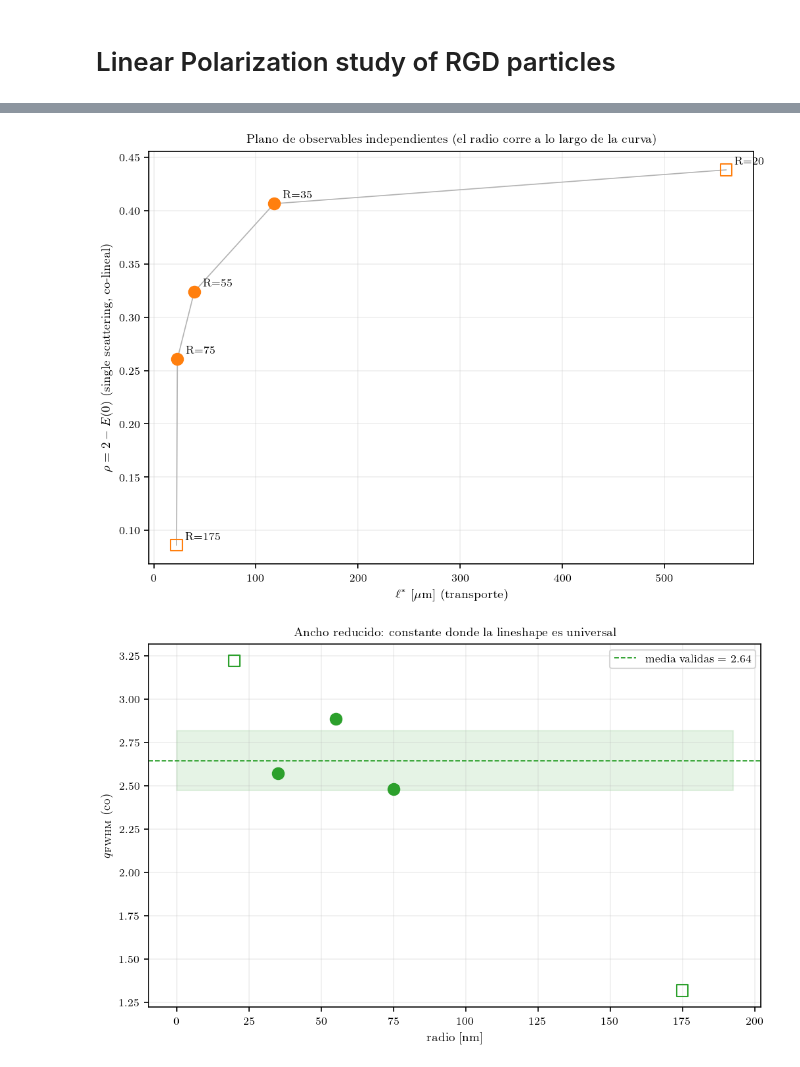
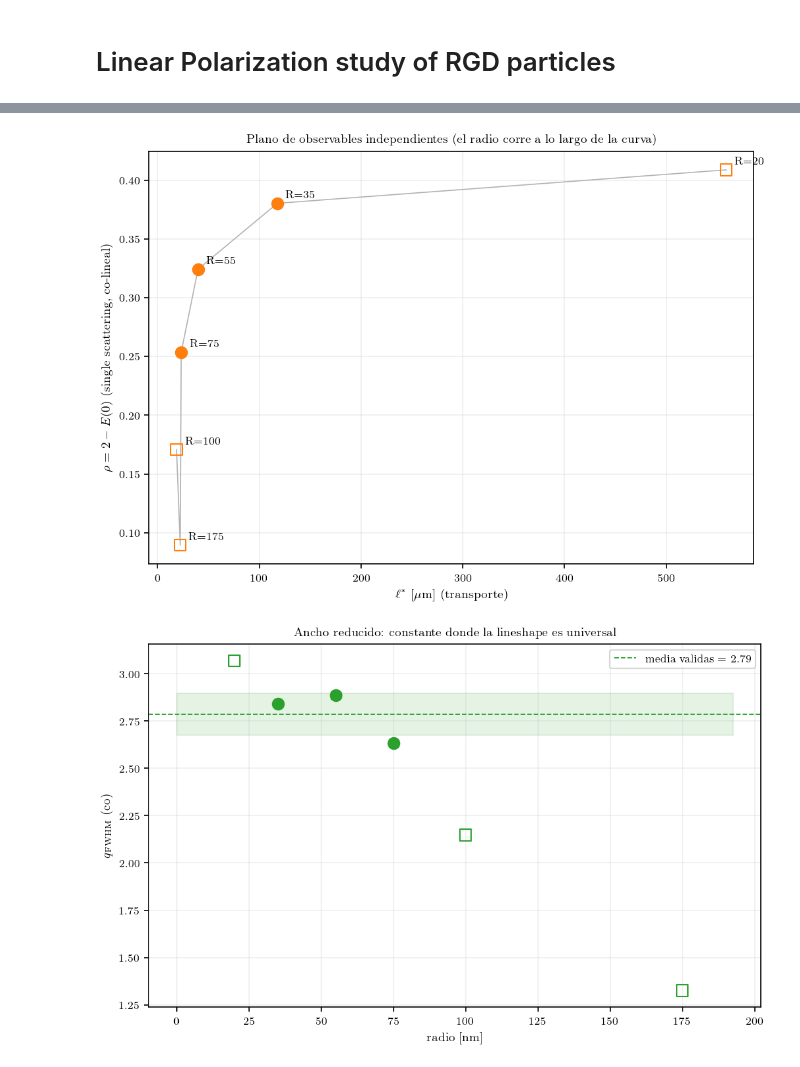
Before and after one commit to niaggar/luminis-mc, a Jupyter notebook: plots/study_rgd_particles_beam2500.ipynb, the cells around one changed output, grey strips where cells are left out. Cells and saved outputs as stored; diff of their text form; code cells hidden in the pictures.

```diff
--- a/plots/study_rgd_particles_beam2500.ipynb
+++ b/plots/study_rgd_particles_beam2500.ipynb
@@ -15,8 +15,8 @@ apply(context="paper", col="single")
 # %%
 save_path = "/Users/niaggar/Results"
 
-radius_values = [0.020, 0.035, 0.055, 0.075, 0.175]
-N_REPLICAS = 1
+radius_values = [0.020, 0.035, 0.055, 0.075, 0.100, 0.175]
+N_REPLICAS = 5
 
 data = []
 for rep in range(N_REPLICAS):
@@ -73,8 +73,8 @@ fig, (axes1, axes2) = plt.subplots(1, 2, figsize=(10, 5))
 
 i = 0
 for ch, title in data:
-    # if i == 1:
-    #     continue
+    if i == 1:
+        continue
     prof = cbs_profiles(
         sweep_data_lineal[ch].processed_cbs("farfield_cbs_1"),
         basis=linear, time_index=0, reduce=phi_cut(0),
@@ -174,8 +174,8 @@ from pathlib import Path
 SAVE_PATH = "/Users/niaggar/Results"
 FOLDER = "study_rgd_particles__PLIN__beam2500"
 
-RADIUS_VALUES = [0.020, 0.035, 0.055, 0.075, 0.175]
-N_REPLICAS = 1                      # sube a 4 en produccion
+RADIUS_VALUES = [0.020, 0.035, 0.055, 0.075, 0.100, 0.175]
+N_REPLICAS = 5                      # sube a 4 en produccion
 
 N_MEDIUM = 1.33
 WAVELENGTH = 0.514
@@ -382,8 +383,8 @@ from pathlib import Path
 SAVE_PATH = "/Users/niaggar/Results"
 FOLDER = "study_rgd_particles__PLIN__beam2500"
 
-RADIUS_VALUES = [0.020, 0.035, 0.055, 0.075, 0.175]
-N_REPLICAS = 1                       # sube a 4 en produccion
+RADIUS_VALUES = [0.020, 0.035, 0.055, 0.075, 0.100, 0.175]
+N_REPLICAS = 5                       # sube a 4 en produccion
 
 N_MEDIUM = 1.33
 WAVELENGTH = 0.514
@@ -703,2 +705,2 @@ q_FWHM_co (validas ['0.035', '0.055', '0.075']): media=2.645 std=0.174 CV=6.6%
-[figure, old version]
+[figure, new version]
-[figure, old version]
+[figure, new version]
```
Also changed, not shown: parts of 6 cells of this notebook, 2 other files.
